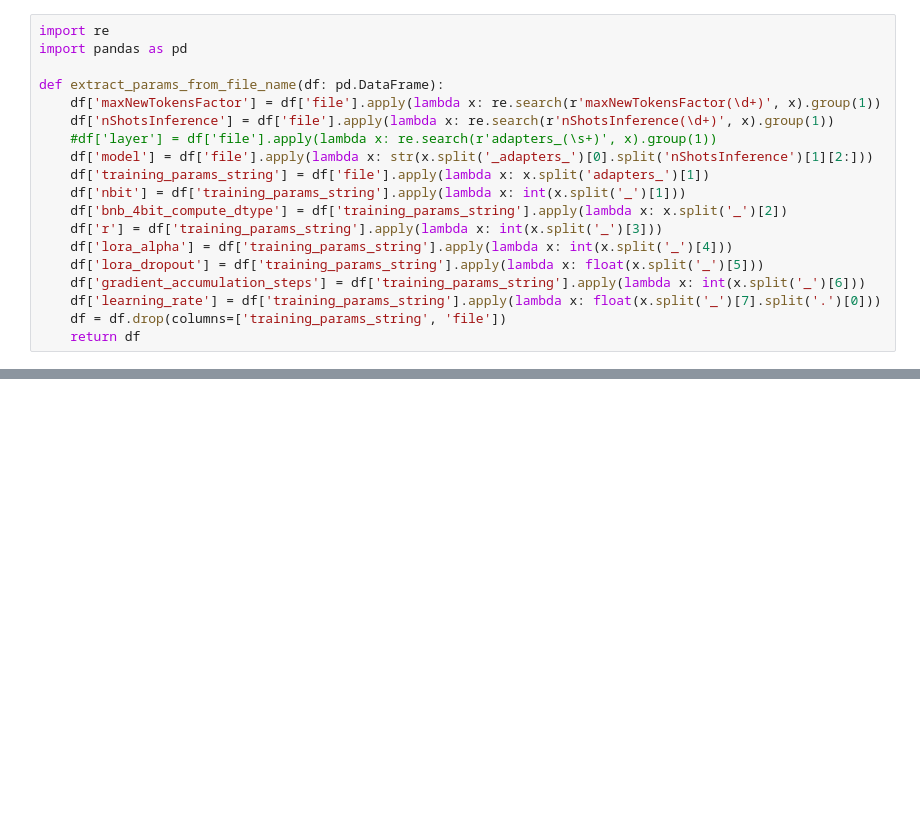
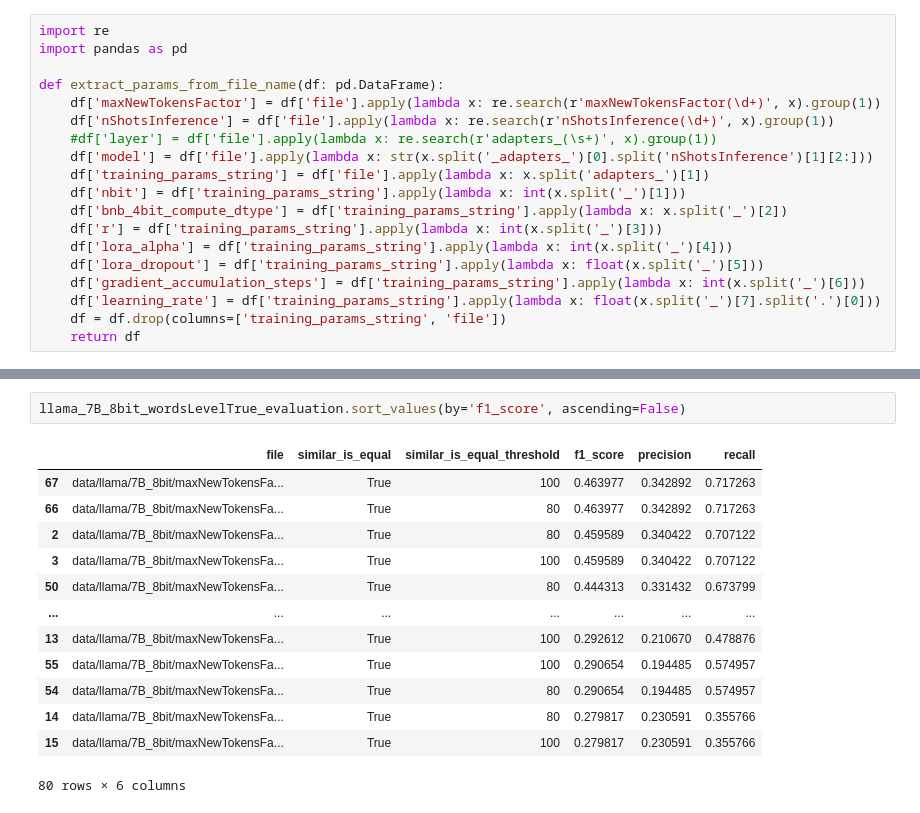
Before and after one commit to ferrazzipietro/mistral_finetuning, a Jupyter notebook: calculate_results.ipynb, the cells around one changed output, grey strips where cells are left out. Cells and saved outputs as stored; diff of their text form; blank space fills up the shorter version.

```diff
--- a/calculate_results.ipynb
+++ b/calculate_results.ipynb
@@ -19,0 +55,16 @@ def extract_params_from_file_name(df: pd.DataFrame):
+# %%
+llama_7B_8bit_wordsLevelTrue_evaluation.sort_values(by='f1_score', ascending=False)
+# %% [output]
+|  | file | similar_is_equal | similar_is_equal_threshold | f1_score | precision | recall |
+| 67 | data/llama/7B_8bit/maxNewTokensFa... | True | 100 | 0.463977 | 0.342892 | 0.717263 |
+| 66 | data/llama/7B_8bit/maxNewTokensFa... | True | 80 | 0.463977 | 0.342892 | 0.717263 |
+| 2 | data/llama/7B_8bit/maxNewTokensFa... | True | 80 | 0.459589 | 0.340422 | 0.707122 |
+| 3 | data/llama/7B_8bit/maxNewTokensFa... | True | 100 | 0.459589 | 0.340422 | 0.707122 |
+| 50 | data/llama/7B_8bit/maxNewTokensFa... | True | 80 | 0.444313 | 0.331432 | 0.673799 |
+| ... | ... | ... | ... | ... | ... | ... |
+| 13 | data/llama/7B_8bit/maxNewTokensFa... | True | 100 | 0.292612 | 0.210670 | 0.478876 |
+| 55 | data/llama/7B_8bit/maxNewTokensFa... | True | 100 | 0.290654 | 0.194485 | 0.574957 |
+| 54 | data/llama/7B_8bit/maxNewTokensFa... | True | 80 | 0.290654 | 0.194485 | 0.574957 |
+| 14 | data/llama/7B_8bit/maxNewTokensFa... | True | 80 | 0.279817 | 0.230591 | 0.355766 |
+| 15 | data/llama/7B_8bit/maxNewTokensFa... | True | 100 | 0.279817 | 0.230591 | 0.355766 |
+80 rows × 6 columns
```
Also changed, not shown: parts of 4 cells of this notebook, 17 other files.
